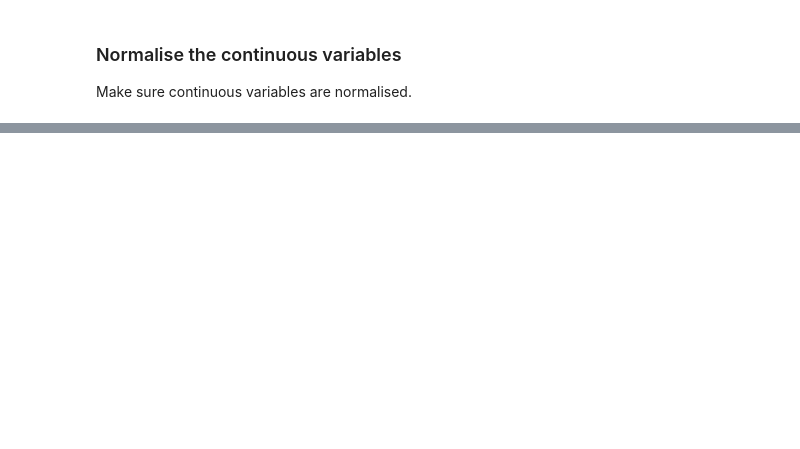
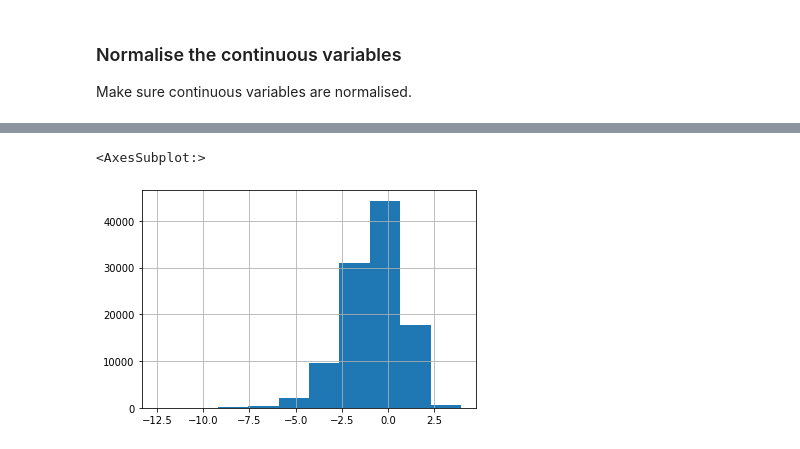
Before and after one commit to ecmwf-projects/ai-vegetation-fuel, a Jupyter notebook: notebooks/data_preparation.ipynb, the cells around one changed output, grey strips where cells are left out. Cells and saved outputs as stored; diff of their text form; code cells hidden in the pictures; blank space fills up the shorter version.

```diff
--- a/notebooks/data_preparation.ipynb
+++ b/notebooks/data_preparation.ipynb
@@ -949,12 +963,12 @@ As this is monthly data, we can drop some columns.
 df_engineered = df_engineered.drop(["timeDay", "timeIs_month_end", "timeIs_month_start",
                                     "timeIs_quarter_end", "timeIs_quarter_start",
                                     "timeIs_year_end", "timeIs_year_start",
-                                    "timeWeek", "timeDayofweek", "timeDayofyear"], axis = 1)
+                                    "timeWeek", "timeDayofweek", "timeDayofyear", "timeElapsed"], axis = 1)
 # %% [markdown]
 Make sure categorical variables are defined as such.
 # %%
-df_engineered["timeYear"] = df_engineered["timeYear"].astype('category')
-df_engineered["timeMonth"] = df_engineered["timeMonth"].astype('category')
+#df_engineered["timeYear"] = df_engineered["timeYear"].astype('category')
+#df_engineered["timeMonth"] = df_engineered["timeMonth"].astype('category')
 # %%
 # Check data types by column
 df_engineered.dtypes
@@ -1047,0 +1178,5 @@ combined.hist(figsize = (15,15))
+# %%
+np.log(combined.fuel_load).hist()
+# %% [output]
+<AxesSubplot:>
+[figure, added]
```
Also changed, not shown: parts of 23 cells of this notebook.
